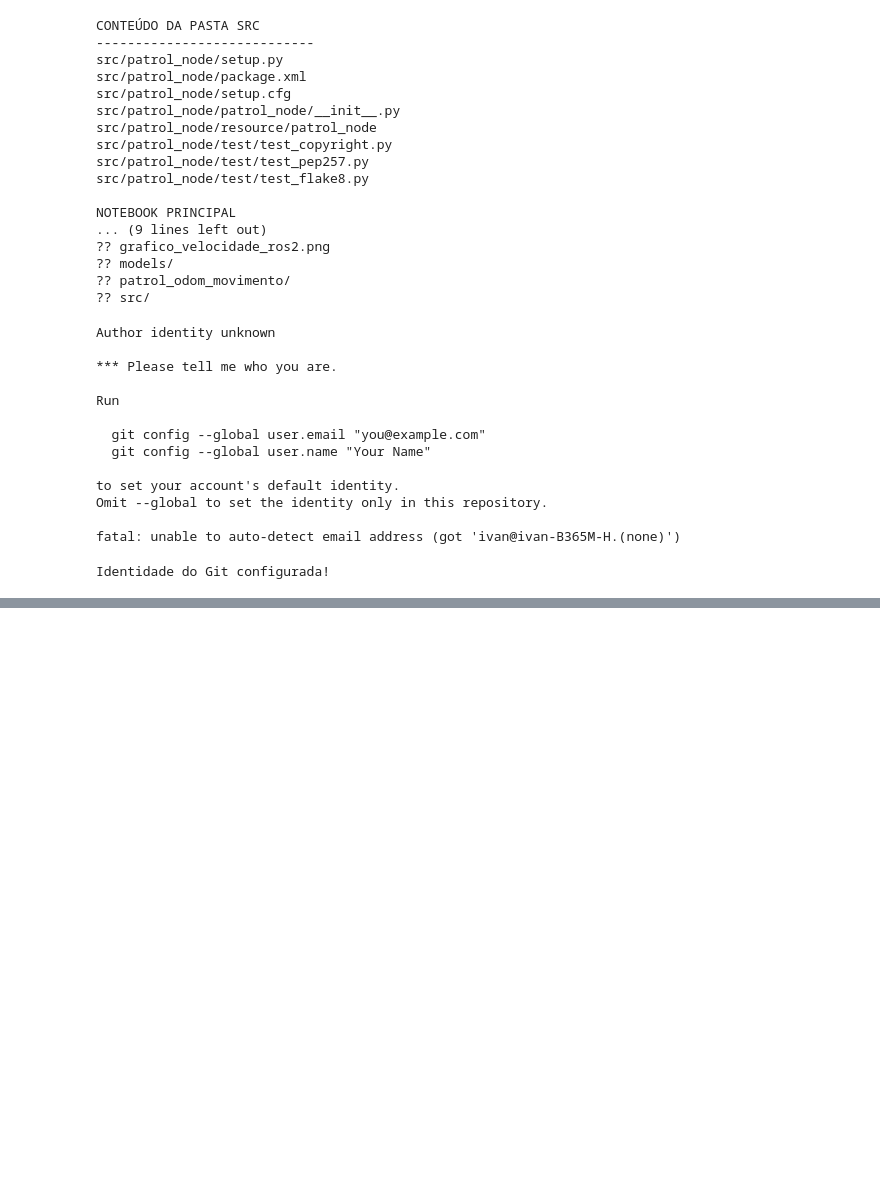
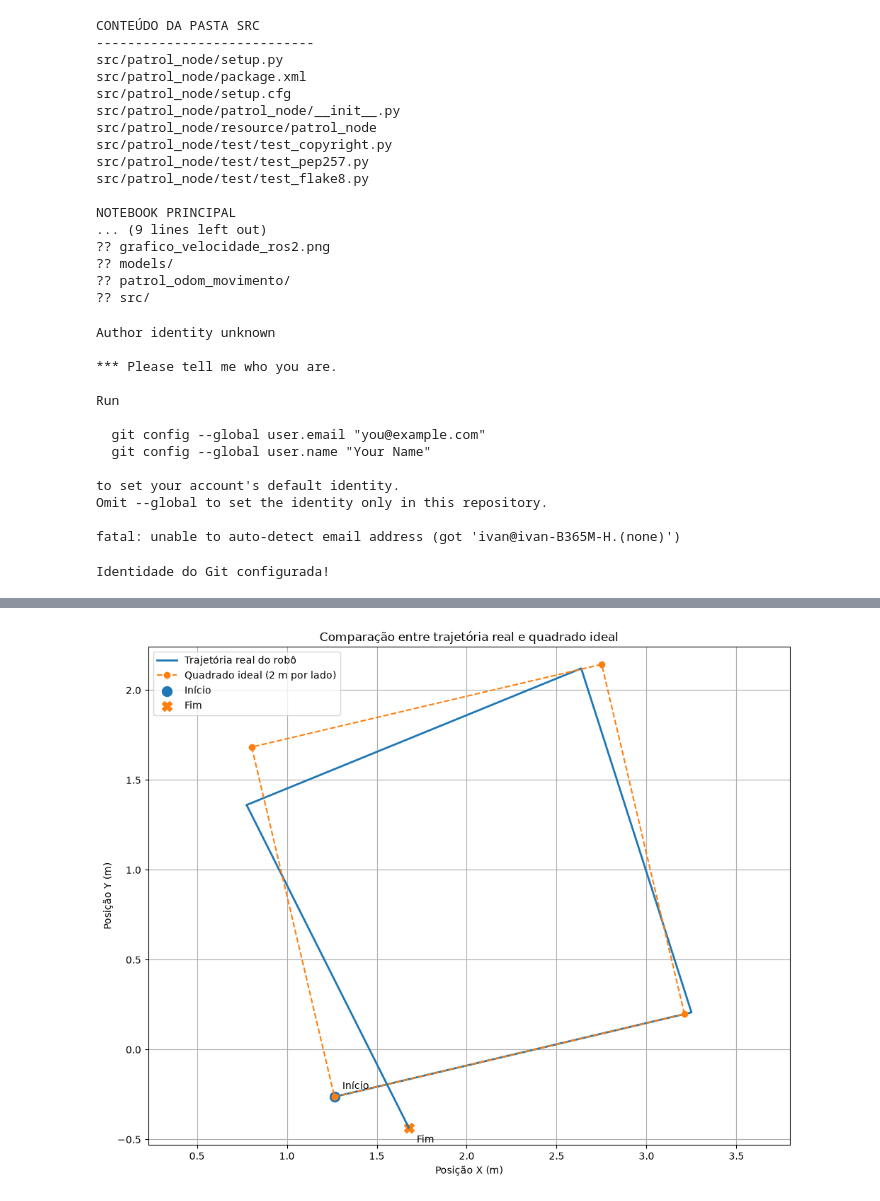
Before and after one commit to IvanEffierre/projeto-patrulha-ros2, a Jupyter notebook: Untitled.ipynb, the cells around one changed output, grey strips where cells are left out. Drawn from its saved outputs; the diff is of its cells as text; code cells hidden in the pictures; blank space fills up the shorter version.

```diff
--- a/Untitled.ipynb
+++ b/Untitled.ipynb
@@ -3701,0 +6086,91 @@ Identidade do Git configurada!
+# %%
+import os
+import numpy as np
+import matplotlib.pyplot as plt
+
+# Dados já carregados do CSV
+x = df_trajetoria["x"].to_numpy()
+y = df_trajetoria["y"].to_numpy()
+
+# Converter a orientação inicial (quaternion) para ângulo yaw
+z0 = df_trajetoria["orientacao_z"].iloc[0]
+w0 = df_trajetoria["orientacao_w"].iloc[0]
+
+yaw_inicial = 2 * np.arctan2(z0, w0)
+
+# Posição inicial do robô
+x0 = x[0]
+y0 = y[0]
+
+# Construir um quadrado ideal de 2 metros por lado
+lado = 2.0
+
+quadrado_x = np.array([0, lado, lado, 0, 0])
+quadrado_y = np.array([0, 0, lado, lado, 0])
+
+# Rotacionar o quadrado conforme a orientação inicial
+quadrado_x_rot = (
+    quadrado_x * np.cos(yaw_inicial)
+    - quadrado_y * np.sin(yaw_inicial)
+)
+
+quadrado_y_rot = (
+    quadrado_x * np.sin(yaw_inicial)
+    + quadrado_y * np.cos(yaw_inicial)
+)
+
+# Posicionar o quadrado no ponto inicial
+quadrado_x_final = quadrado_x_rot + x0
+quadrado_y_final = quadrado_y_rot + y0
+
+# Desenhar gráfico
+plt.figure(figsize=(10, 8))
+
+plt.plot(
+    x, y,
+    label="Trajetória real do robô",
+    linewidth=2
+)
+
+plt.plot(
+    quadrado_x_final,
+    quadrado_y_final,
+    linestyle="--",
+    marker="o",
+    label="Quadrado ideal (2 m por lado)"
+)
+
+plt.scatter(x0, y0, marker="o", s=100, label="Início")
+plt.scatter(x[-1], y[-1], marker="X", s=100, label="Fim")
+
+plt.annotate("Início", (x0, y0), xytext=(8, 8),
+             textcoords="offset points")
+
+plt.annotate("Fim", (x[-1], y[-1]), xytext=(8, -15),
+             textcoords="offset points")
+
+plt.title("Comparação entre trajetória real e quadrado ideal")
+plt.xlabel("Posição X (m)")
+plt.ylabel("Posição Y (m)")
+
+plt.axis("equal")
+plt.grid(True)
+plt.legend()
+plt.tight_layout()
+
+# Salvar imagem
+arquivo_imagem = os.path.expanduser(
+    "~/ros2_ws/models/trajetoria_odometria.png"
+)
+
+plt.savefig(arquivo_imagem, dpi=200)
+plt.show()
+
+print("Imagem salva em:")
+print(arquivo_imagem)
+
+print("\nOrientação inicial:", round(np.degrees(yaw_inicial), 2), "graus")
+print("Posição inicial:", round(x0, 3), round(y0, 3))
+print("Posição final:", round(x[-1], 3), round(y[-1], 3))
+# %% [output]
+[figure, added]
```
Also changed, not shown: parts of 91 cells of this notebook, 9 other files.
